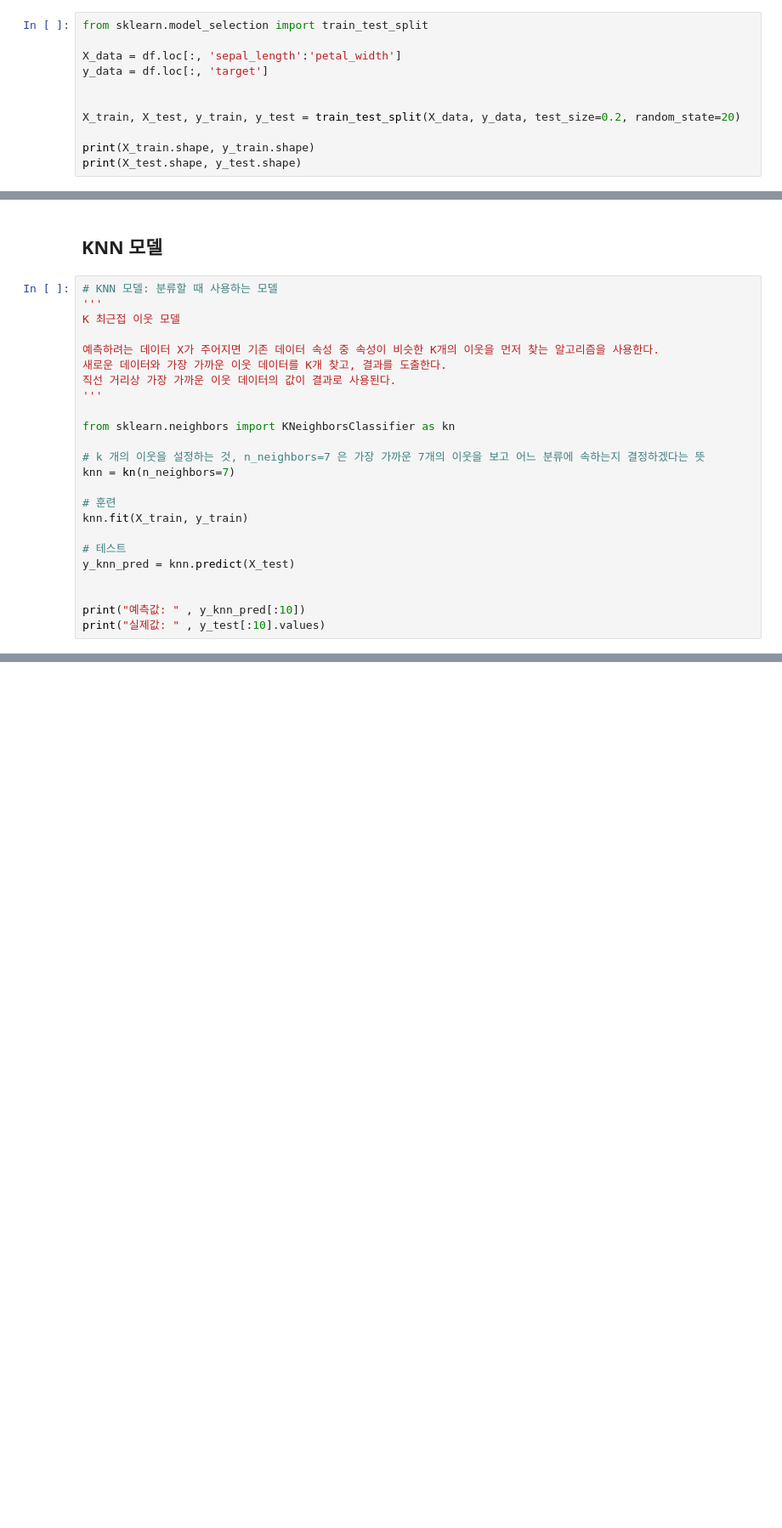
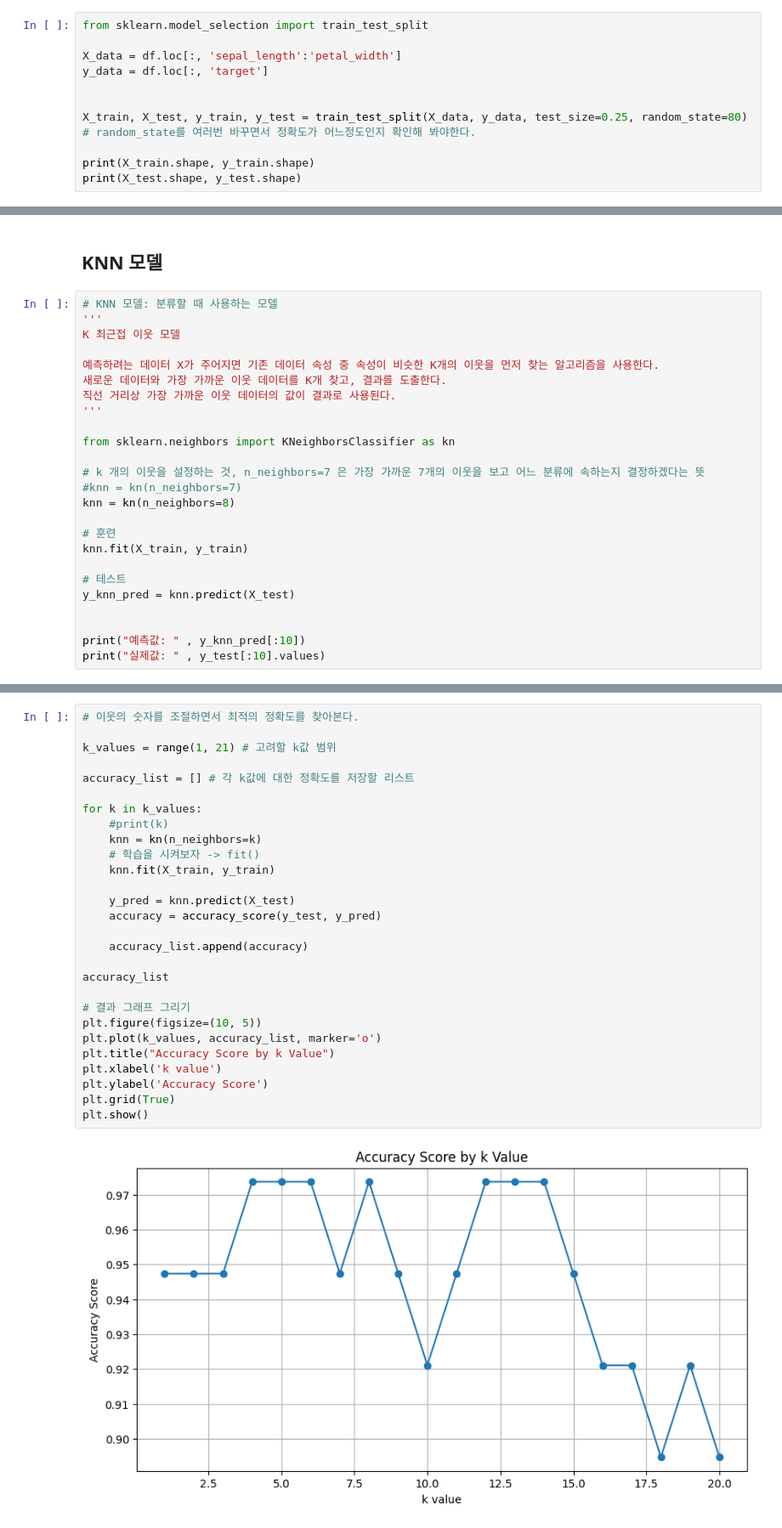
Before and after one commit to Darang00/Python, a Jupyter notebook: 1900_py_dyl/workspace/python/day09/ex01.ipynb, the cells around one changed output, grey strips where cells are left out. Shown at 85% size. Saved outputs shown, nothing was run; the diff lists cells and outputs as text; blank space fills up the shorter version.

```diff
--- a/1900_py_dyl/workspace/python/day09/ex01.ipynb
+++ b/1900_py_dyl/workspace/python/day09/ex01.ipynb
@@ -320,7 +322,7 @@ X_data = df.loc[:, 'sepal_length':'petal_width']
 y_data = df.loc[:, 'target']
 
 
-X_train, X_test, y_train, y_test = train_test_split(X_data, y_data, test_size=0.2, random_state=20)
+X_train, X_test, y_train, y_test = train_test_split(X_data, y_data, test_size=0.25, random_state=80) # random_state를 여러번 바꾸면서 정확도가 어느정도인지 확인해 봐야한다.
 
 print(X_train.shape, y_train.shape)
 print(X_test.shape, y_test.shape)
@@ -342,7 +344,8 @@ K 최근접 이웃 모델
 from sklearn.neighbors import KNeighborsClassifier as kn
 
 # k 개의 이웃을 설정하는 것, n_neighbors=7 은 가장 가까운 7개의 이웃을 보고 어느 분류에 속하는지 결정하겠다는 뜻
-knn = kn(n_neighbors=7)
+#knn = kn(n_neighbors=7)
+knn = kn(n_neighbors=8)
 
 # 훈련
 knn.fit(X_train, y_train)
@@ -368,0 +372,30 @@ print('정확도: ', knn_acc)
+# %%
+# 이웃의 숫자를 조절하면서 최적의 정확도를 찾아본다.
+
+k_values = range(1, 21) # 고려할 k값 범위
+
+accuracy_list = [] # 각 k값에 대한 정확도를 저장할 리스트
+
+for k in k_values:
+    #print(k)
+    knn = kn(n_neighbors=k)
+    # 학습을 시켜보자 -> fit()
+    knn.fit(X_train, y_train)
+
+    y_pred = knn.predict(X_test)
+    accuracy = accuracy_score(y_test, y_pred)
+
+    accuracy_list.append(accuracy)
+
+accuracy_list
+
+# 결과 그래프 그리기
+plt.figure(figsize=(10, 5))
+plt.plot(k_values, accuracy_list, marker='o')
+plt.title("Accuracy Score by k Value")
+plt.xlabel('k value')
+plt.ylabel('Accuracy Score')
+plt.grid(True)
+plt.show()
+# %% [output]
+[figure, added]
```
Also changed, not shown: parts of 12 cells of this notebook, 1 other file.
